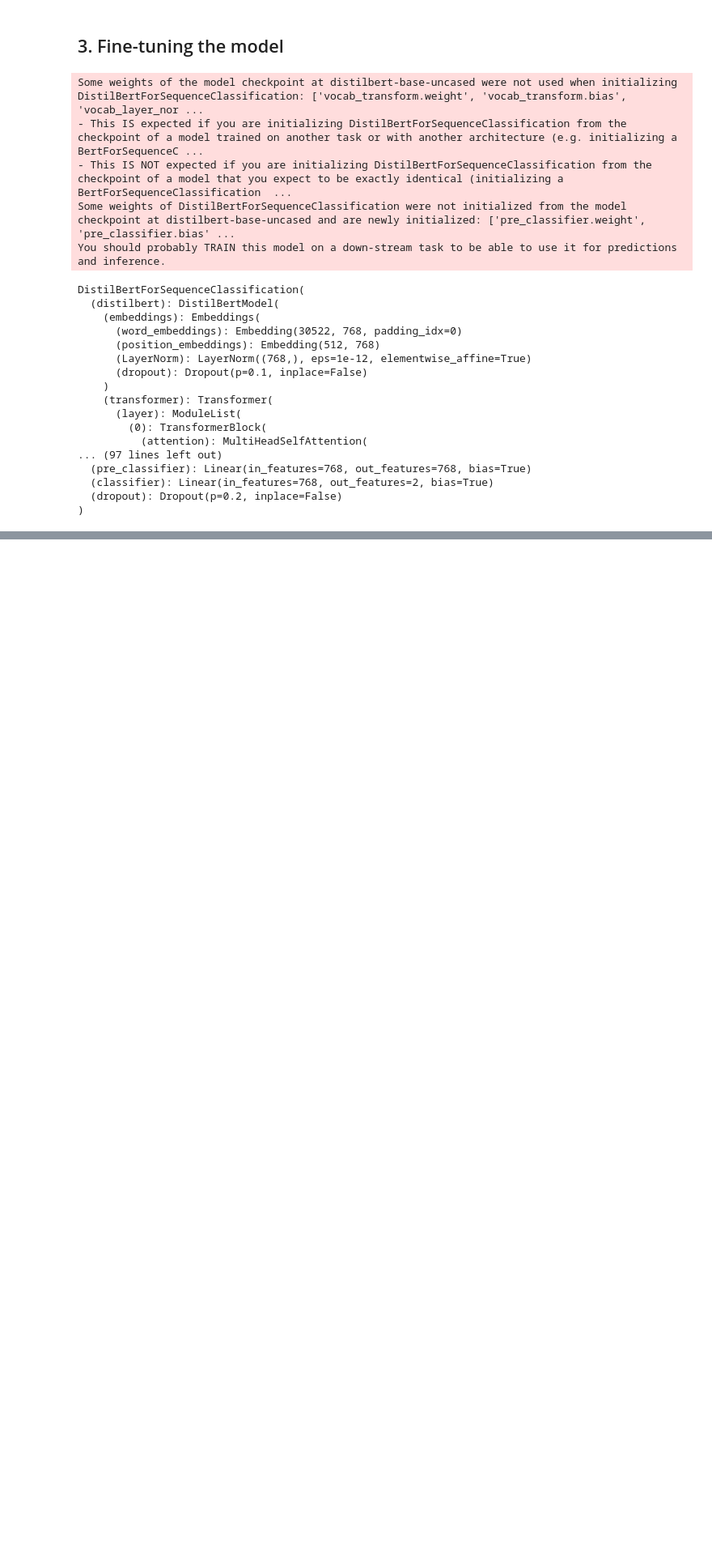
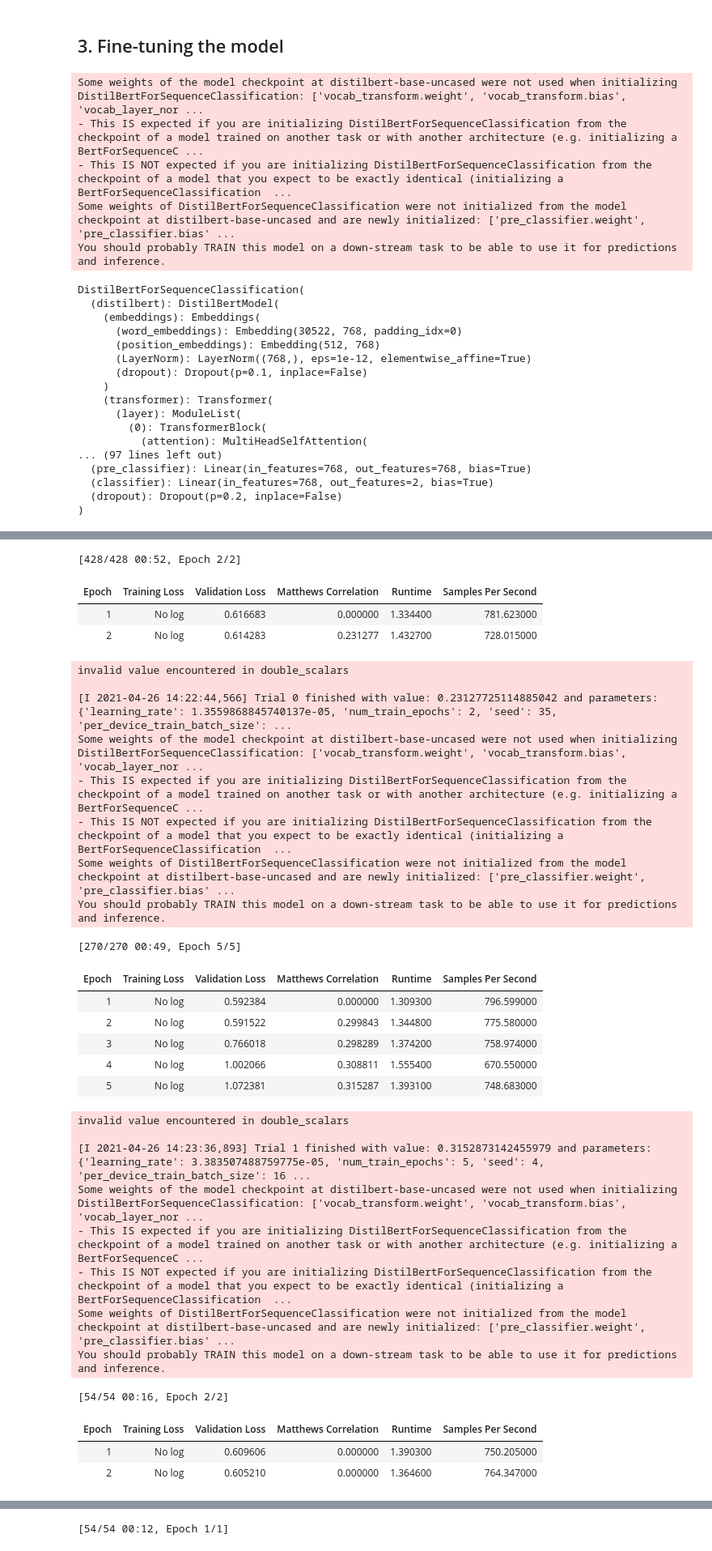
Before and after one commit to sam351/TIL2021, a Jupyter notebook: huggingface-transformers/04_text-classification-GLUE.ipynb, the cells around one changed output, grey strips where cells are left out. Shown at 81% size. Drawn from its saved outputs; the diff is of its cells as text; code cells hidden in the pictures; blank space fills up the shorter version.

Commit message:
Modify 04_text-classification-GLUE.ipynb
- Add 4. Hyperparameter search

```diff
--- a/huggingface-transformers/04_text-classification-GLUE.ipynb
+++ b/huggingface-transformers/04_text-classification-GLUE.ipynb
@@ -351,0 +340,13 @@ Wall time: 1.6 s
+# %%
+%%time
+trainer = Trainer(
+    model_init=lambda : AutoModelForSequenceClassification.from_pretrained(model_checkpoint, num_labels=num_labels),
+    args=args,
+    train_dataset=dataset_encoded['train'].shard(num_shards=10, index=1),  # train with sample train dataset
+    eval_dataset=dataset_encoded[validation_key],
+    tokenizer=tokenizer, compute_metrics=compute_metrics
+)
+
+print('\n\n')
+best_run = trainer.hyperparameter_search(n_trials=10, direction='maximize')
+# %% [output]
@@ -351,0 +364,31 @@ Wall time: 1.6 s
+[428/428 00:52, Epoch 2/2]
+| Epoch | Training Loss | Validation Loss | Matthews Correlation | Runtime | Samples Per Second |
+| 1 | No log | 0.616683 | 0.000000 | 1.334400 | 781.623000 |
+| 2 | No log | 0.614283 | 0.231277 | 1.432700 | 728.015000 |
+invalid value encountered in double_scalars
+
+[I 2021-04-26 14:22:44,566] Trial 0 finished with value: 0.23127725114885042 and parameters: {'learning_rate': 1.3559868845740137e-05, 'num_train_epochs': 2, 'seed': 35, 'per_device_train_batch_size': ...
+Some weights of the model checkpoint at distilbert-base-uncased were not used when initializing DistilBertForSequenceClassification: ['vocab_transform.weight', 'vocab_transform.bias', 'vocab_layer_nor ...
+- This IS expected if you are initializing DistilBertForSequenceClassification from the checkpoint of a model trained on another task or with another architecture (e.g. initializing a BertForSequenceC ...
+- This IS NOT expected if you are initializing DistilBertForSequenceClassification from the checkpoint of a model that you expect to be exactly identical (initializing a BertForSequenceClassification  ...
+Some weights of DistilBertForSequenceClassification were not initialized from the model checkpoint at distilbert-base-uncased and are newly initialized: ['pre_classifier.weight', 'pre_classifier.bias' ...
+You should probably TRAIN this model on a down-stream task to be able to use it for predictions and inference.
+[270/270 00:49, Epoch 5/5]
+| Epoch | Training Loss | Validation Loss | Matthews Correlation | Runtime | Samples Per Second |
+| 1 | No log | 0.592384 | 0.000000 | 1.309300 | 796.599000 |
+| 2 | No log | 0.591522 | 0.299843 | 1.344800 | 775.580000 |
+| 3 | No log | 0.766018 | 0.298289 | 1.374200 | 758.974000 |
+| 4 | No log | 1.002066 | 0.308811 | 1.555400 | 670.550000 |
+| 5 | No log | 1.072381 | 0.315287 | 1.393100 | 748.683000 |
+invalid value encountered in double_scalars
+
+[I 2021-04-26 14:23:36,893] Trial 1 finished with value: 0.3152873142455979 and parameters: {'learning_rate': 3.383507488759775e-05, 'num_train_epochs': 5, 'seed': 4, 'per_device_train_batch_size': 16 ...
+Some weights of the model checkpoint at distilbert-base-uncased were not used when initializing DistilBertForSequenceClassification: ['vocab_transform.weight', 'vocab_transform.bias', 'vocab_layer_nor ...
+- This IS expected if you are initializing DistilBertForSequenceClassification from the checkpoint of a model trained on another task or with another architecture (e.g. initializing a BertForSequenceC ...
+- This IS NOT expected if you are initializing DistilBertForSequenceClassification from the checkpoint of a model that you expect to be exactly identical (initializing a BertForSequenceClassification  ...
+Some weights of DistilBertForSequenceClassification were not initialized from the model checkpoint at distilbert-base-uncased and are newly initialized: ['pre_classifier.weight', 'pre_classifier.bias' ...
+You should probably TRAIN this model on a down-stream task to be able to use it for predictions and inference.
+[54/54 00:16, Epoch 2/2]
+| Epoch | Training Loss | Validation Loss | Matthews Correlation | Runtime | Samples Per Second |
+| 1 | No log | 0.609606 | 0.000000 | 1.390300 | 750.205000 |
+| 2 | No log | 0.605210 | 0.000000 | 1.364600 | 764.347000 |
@@ -351,0 +406 @@ Wall time: 1.6 s
+[54/54 00:12, Epoch 1/1]
```
Also changed, not shown: parts of 15 cells of this notebook.
